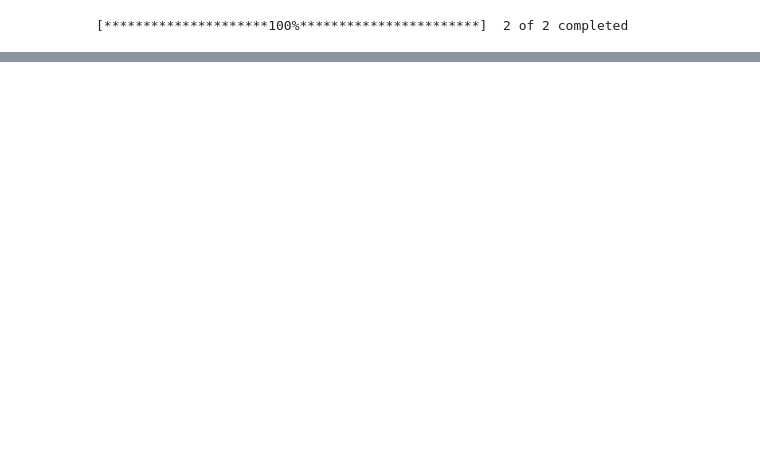
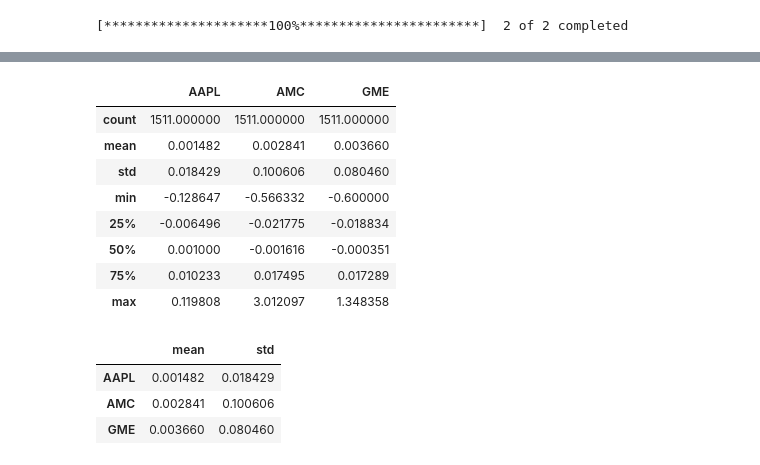
Before and after one commit to Silver911r/stock_analysis_jupyter_yfinace, a Jupyter notebook: main.ipynb, the cells around one changed output, grey strips where cells are left out. Cells and saved outputs as stored; diff of their text form; code cells hidden in the pictures; blank space fills up the shorter version.

```diff
--- a/main.ipynb
+++ b/main.ipynb
@@ -29,0 +69,23 @@ plt.show()
+# %%
+#clean data of nan
+com = data.pct_change().dropna()
+com.describe()
+# %% [output]
+|  | AAPL | AMC | GME |
+| count | 1511.000000 | 1511.000000 | 1511.000000 |
+| mean | 0.001482 | 0.002841 | 0.003660 |
+| std | 0.018429 | 0.100606 | 0.080460 |
+| min | -0.128647 | -0.566332 | -0.600000 |
+| 25% | -0.006496 | -0.021775 | -0.018834 |
+| 50% | 0.001000 | -0.001616 | -0.000351 |
+| 75% | 0.010233 | 0.017495 | 0.017289 |
+| max | 0.119808 | 3.012097 | 1.348358 |
+# %%
+#grab the mean and standard deviation
+sum = com.describe().T.loc[:,["mean","std"]]
+sum
+# %% [output]
+|  | mean | std |
+| AAPL | 0.001482 | 0.018429 |
+| AMC | 0.002841 | 0.100606 |
+| GME | 0.003660 | 0.080460 |
```
Also changed, not shown: parts of 15 cells of this notebook.
